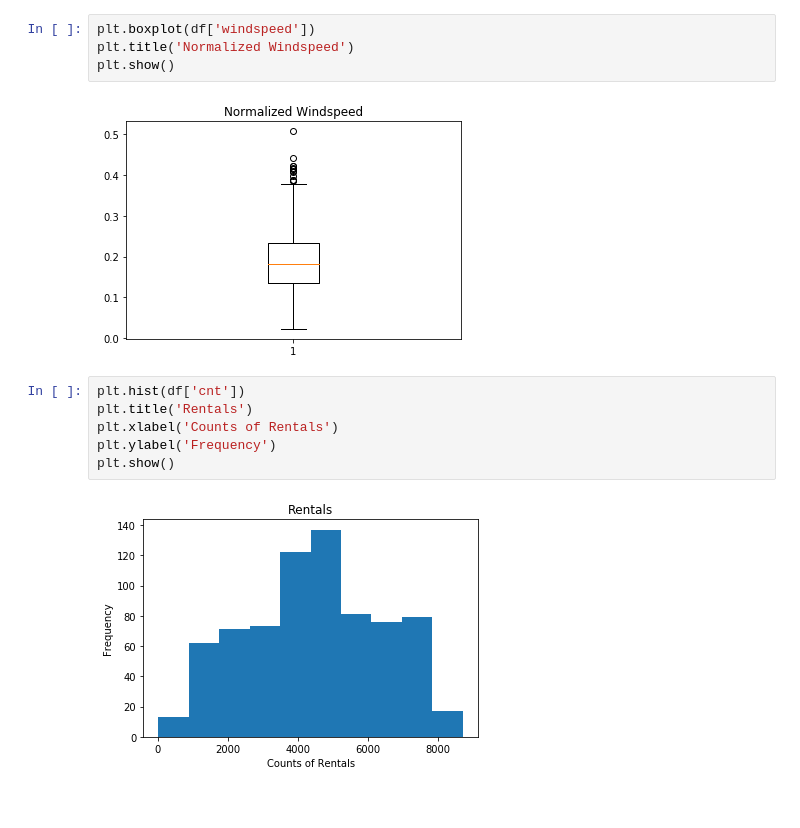
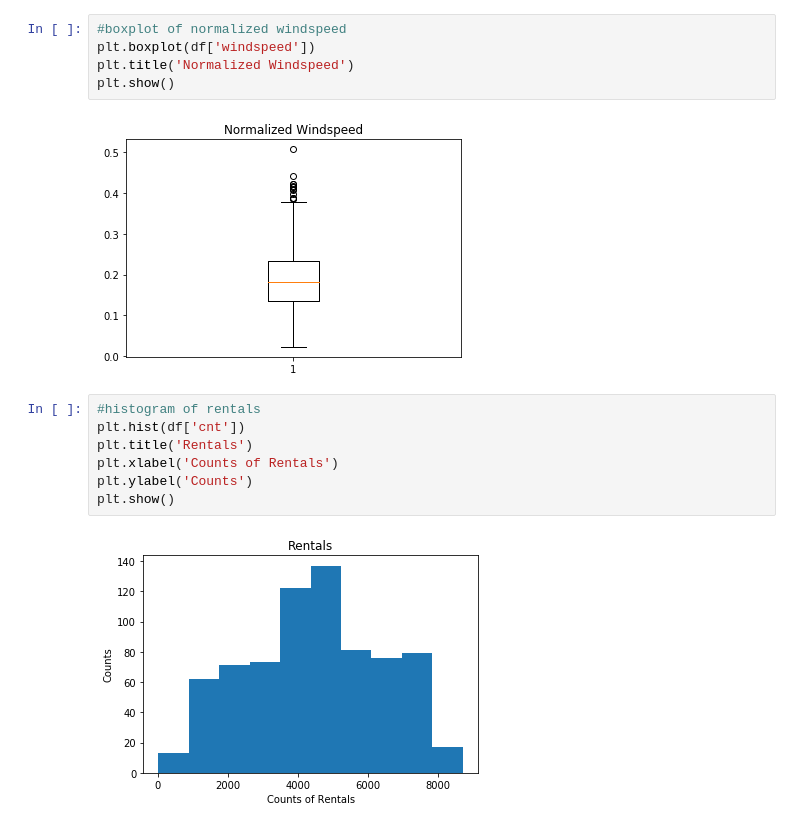
Before and after one commit to jessica-n/data-science-bootcamp, a Jupyter notebook: Challenge - What Do You See.ipynb, the cells around one changed output. Drawn from its saved outputs; the diff is of its cells as text.

```diff
--- a/Challenge - What Do You See.ipynb
+++ b/Challenge - What Do You See.ipynb
@@ -33,15 +35,17 @@ plt.show()
 # %%
+#boxplot of normalized windspeed
 plt.boxplot(df['windspeed'])
 plt.title('Normalized Windspeed')
 plt.show()
 # %% [output]
 [figure]
 # %%
+#histogram of rentals
 plt.hist(df['cnt'])
 plt.title('Rentals')
 plt.xlabel('Counts of Rentals')
-plt.ylabel('Frequency')
+plt.ylabel('Counts')
 plt.show()
 # %% [output]
-[figure, old version]
+[figure, new version]
 # %%
```
Also changed, not shown: parts of 3 cells of this notebook, 1 other file.
